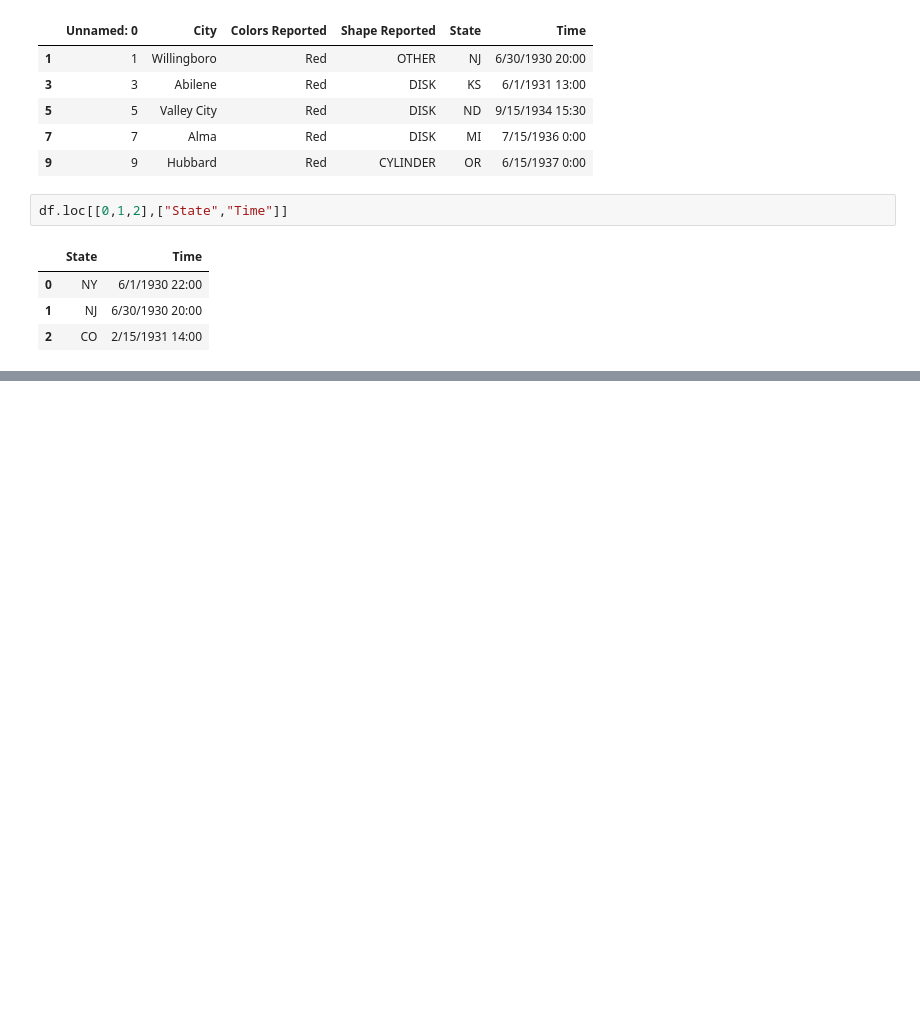
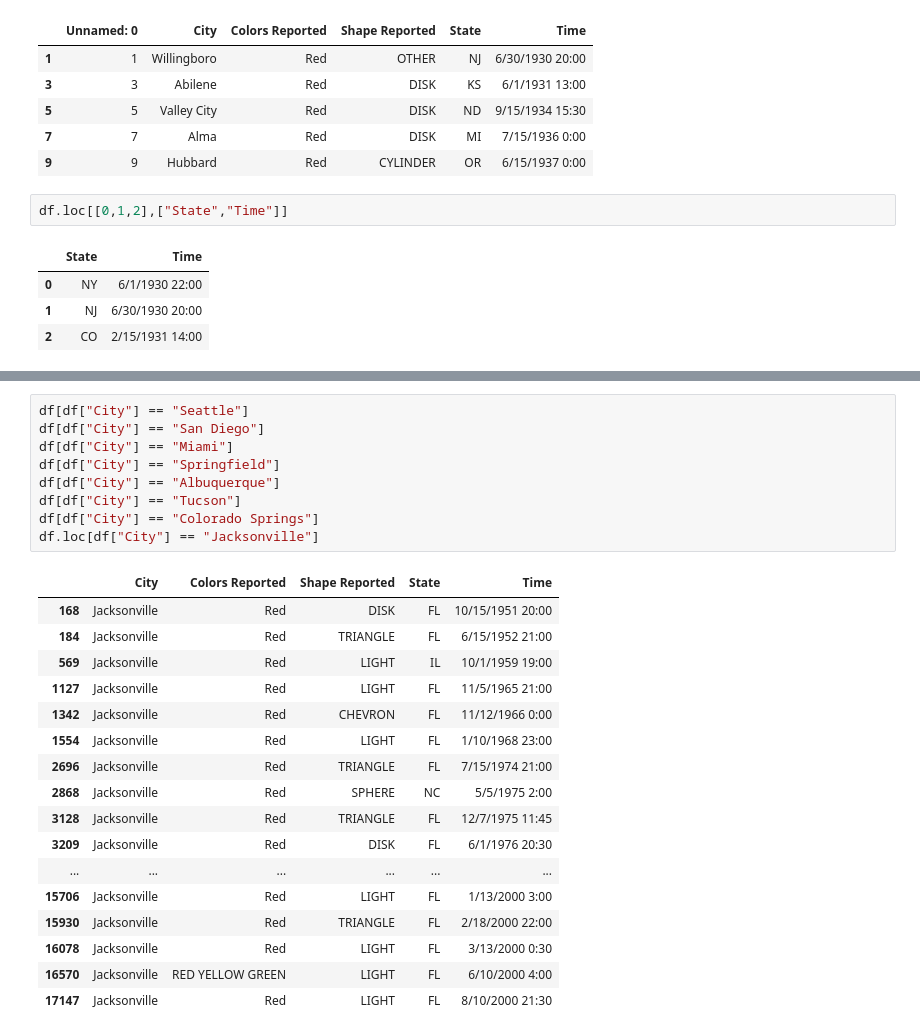
Before and after one commit to shubhkhanna/Colab-Notebooks-IB241, a Jupyter notebook: Pandas.ipynb, the cells around one changed output, grey strips where cells are left out. Cells and saved outputs as stored; diff of their text form; blank space fills up the shorter version.

```diff
--- a/Pandas.ipynb
+++ b/Pandas.ipynb
@@ -89,0 +114,27 @@ df.iloc[:,[0,2,3,]]
+# %%
+df[df["City"] == "Seattle"]
+df[df["City"] == "San Diego"]
+df[df["City"] == "Miami"]
+df[df["City"] == "Springfield"]
+df[df["City"] == "Albuquerque"]
+df[df["City"] == "Tucson"]
+df[df["City"] == "Colorado Springs"]
+df.loc[df["City"] == "Jacksonville"]
+# %% [output]
+|  | City | Colors Reported | Shape Reported | State | Time |
+| 168 | Jacksonville | Red | DISK | FL | 10/15/1951 20:00 |
+| 184 | Jacksonville | Red | TRIANGLE | FL | 6/15/1952 21:00 |
+| 569 | Jacksonville | Red | LIGHT | IL | 10/1/1959 19:00 |
+| 1127 | Jacksonville | Red | LIGHT | FL | 11/5/1965 21:00 |
+| 1342 | Jacksonville | Red | CHEVRON | FL | 11/12/1966 0:00 |
+| 1554 | Jacksonville | Red | LIGHT | FL | 1/10/1968 23:00 |
+| 2696 | Jacksonville | Red | TRIANGLE | FL | 7/15/1974 21:00 |
+| 2868 | Jacksonville | Red | SPHERE | NC | 5/5/1975 2:00 |
+| 3128 | Jacksonville | Red | TRIANGLE | FL | 12/7/1975 11:45 |
+| 3209 | Jacksonville | Red | DISK | FL | 6/1/1976 20:30 |
+| ... | ... | ... | ... | ... | ... |
+| 15706 | Jacksonville | Red | LIGHT | FL | 1/13/2000 3:00 |
+| 15930 | Jacksonville | Red | TRIANGLE | FL | 2/18/2000 22:00 |
+| 16078 | Jacksonville | Red | LIGHT | FL | 3/13/2000 0:30 |
+| 16570 | Jacksonville | RED YELLOW GREEN | LIGHT | FL | 6/10/2000 4:00 |
+| 17147 | Jacksonville | Red | LIGHT | FL | 8/10/2000 21:30 |
```
Also changed, not shown: parts of 4 cells of this notebook.
